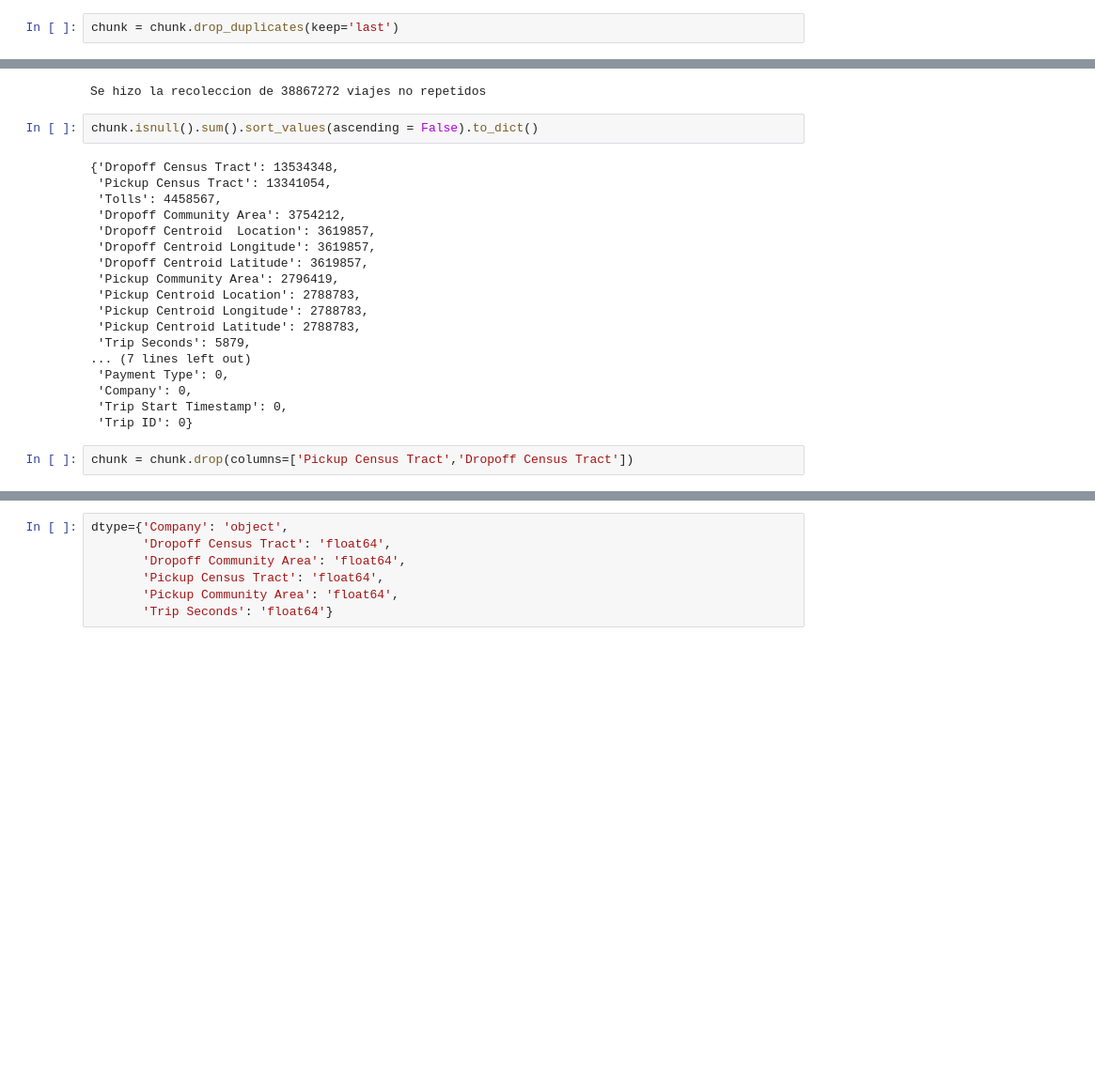
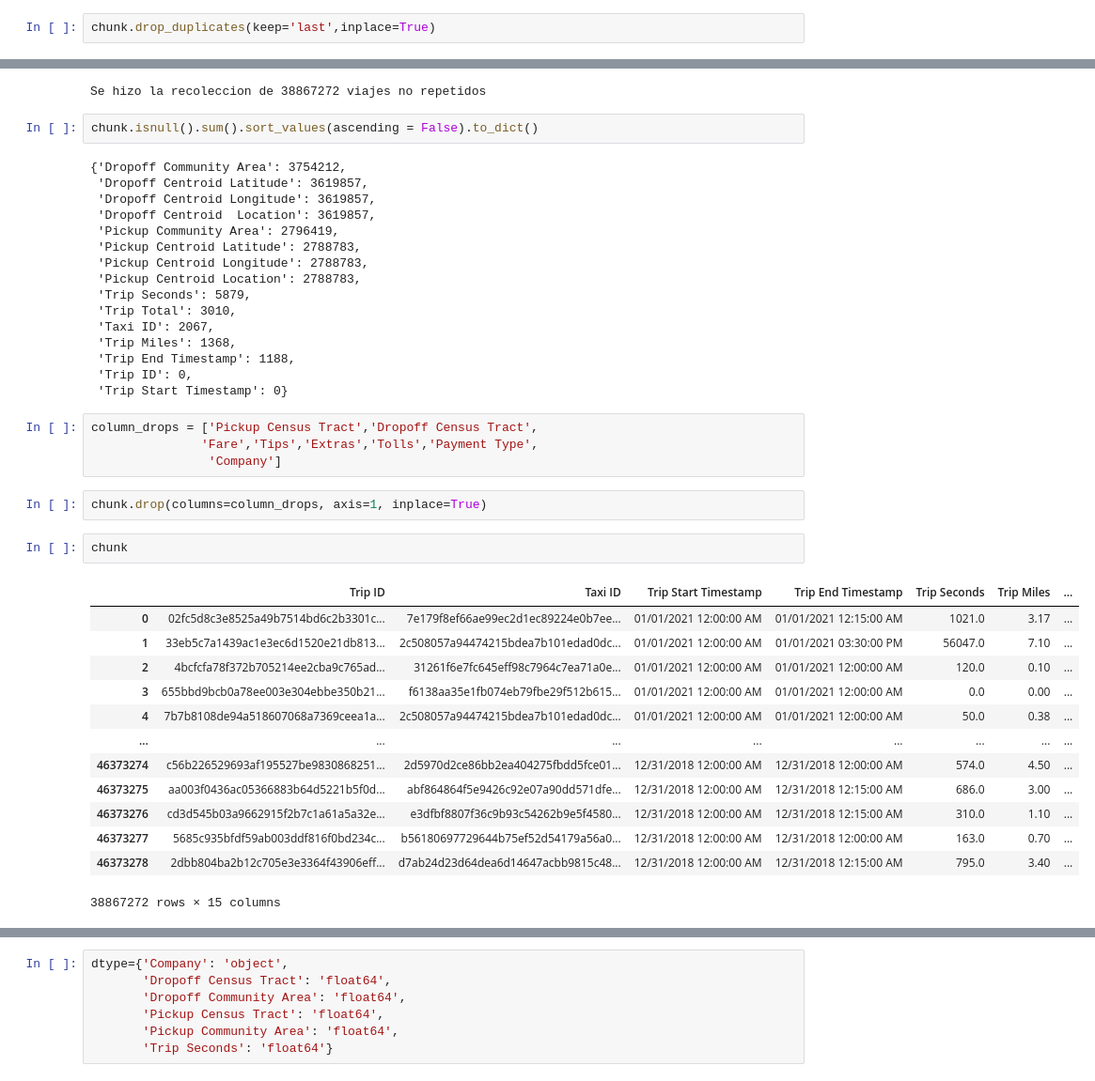
Before and after one commit to BrandPM18/taxiTripRL, a Jupyter notebook: taxi_trip_eda.ipynb, the cells around one changed output, grey strips where cells are left out. Shown: that part at 94% size. Saved outputs shown, nothing was run; the diff lists cells and outputs as text; blank space fills up the shorter version.

```diff
--- a/taxi_trip_eda.ipynb
+++ b/taxi_trip_eda.ipynb
@@ -110,7 +111,7 @@ chunk.shape
 # %% [output]
 (38867272, 23)
 # %%
-chunk = chunk.drop_duplicates(keep='last')
+chunk.drop_duplicates(keep='last',inplace=True)
 # %%
 print(f'Se hizo la recoleccion de {chunk.shape[0]} viajes no repetidos')
 # %% [output]
@@ -118,25 +119,43 @@ Se hizo la recoleccion de 38867272 viajes no repetidos
 # %%
 chunk.isnull().sum().sort_values(ascending = False).to_dict()
 # %% [output]
-{'Dropoff Census Tract': 13534348,
- 'Pickup Census Tract': 13341054,
- 'Tolls': 4458567,
- 'Dropoff Community Area': 3754212,
+{'Dropoff Community Area': 3754212,
+ 'Dropoff Centroid Latitude': 3619857,
+ 'Dropoff Centroid Longitude': 3619857,
  'Dropoff Centroid  Location': 3619857,
- 'Dropoff Centroid Longitude': 3619857,
- 'Dropoff Centroid Latitude': 3619857,
  'Pickup Community Area': 2796419,
+ 'Pickup Centroid Latitude': 2788783,
+ 'Pickup Centroid Longitude': 2788783,
  'Pickup Centroid Location': 2788783,
- 'Pickup Centroid Longitude': 2788783,
- 'Pickup Centroid Latitude': 2788783,
  'Trip Seconds': 5879,
-... (7 lines left out)
- 'Payment Type': 0,
- 'Company': 0,
- 'Trip Start Timestamp': 0,
- 'Trip ID': 0}
+ 'Trip Total': 3010,
+ 'Taxi ID': 2067,
+ 'Trip Miles': 1368,
+ 'Trip End Timestamp': 1188,
+ 'Trip ID': 0,
+ 'Trip Start Timestamp': 0}
 # %%
-chunk = chunk.drop(columns=['Pickup Census Tract','Dropoff Census Tract'])
+column_drops = ['Pickup Census Tract','Dropoff Census Tract',
+               'Fare','Tips','Extras','Tolls','Payment Type',
+                'Company']
+# %%
+chunk.drop(columns=column_drops, axis=1, inplace=True)
+# %%
+chunk
+# %% [output]
+|  | Trip ID | Taxi ID | Trip Start Timestamp | Trip End Timestamp | Trip Seconds | Trip Miles | ... |
+| 0 | 02fc5d8c3e8525a49b7514bd6c2b3301c... | 7e179f8ef66ae99ec2d1ec89224e0b7ee... | 01/01/2021 12:00:00 AM | 01/01/2021 12:15:00 AM | 1021.0 | 3.17 | ... |
+| 1 | 33eb5c7a1439ac1e3ec6d1520e21db813... | 2c508057a94474215bdea7b101edad0dc... | 01/01/2021 12:00:00 AM | 01/01/2021 03:30:00 PM | 56047.0 | 7.10 | ... |
+| 2 | 4bcfcfa78f372b705214ee2cba9c765ad... | 31261f6e7fc645eff98c7964c7ea71a0e... | 01/01/2021 12:00:00 AM | 01/01/2021 12:00:00 AM | 120.0 | 0.10 | ... |
+| 3 | 655bbd9bcb0a78ee003e304ebbe350b21... | f6138aa35e1fb074eb79fbe29f512b615... | 01/01/2021 12:00:00 AM | 01/01/2021 12:00:00 AM | 0.0 | 0.00 | ... |
+| 4 | 7b7b8108de94a518607068a7369ceea1a... | 2c508057a94474215bdea7b101edad0dc... | 01/01/2021 12:00:00 AM | 01/01/2021 12:00:00 AM | 50.0 | 0.38 | ... |
+| ... | ... | ... | ... | ... | ... | ... | ... |
+| 46373274 | c56b226529693af195527be9830868251... | 2d5970d2ce86bb2ea404275fbdd5fce01... | 12/31/2018 12:00:00 AM | 12/31/2018 12:00:00 AM | 574.0 | 4.50 | ... |
+| 46373275 | aa003f0436ac05366883b64d5221b5f0d... | abf864864f5e9426c92e07a90dd571dfe... | 12/31/2018 12:00:00 AM | 12/31/2018 12:15:00 AM | 686.0 | 3.00 | ... |
+| 46373276 | cd3d545b03a9662915f2b7c1a61a5a32e... | e3dfbf8807f36c9b93c54262b9e5f4580... | 12/31/2018 12:00:00 AM | 12/31/2018 12:15:00 AM | 310.0 | 1.10 | ... |
+| 46373277 | 5685c935bfdf59ab003ddf816f0bd234c... | b56180697729644b75ef52d54179a56a0... | 12/31/2018 12:00:00 AM | 12/31/2018 12:00:00 AM | 163.0 | 0.70 | ... |
+| 46373278 | 2dbb804ba2b12c705e3e3364f43906eff... | d7ab24d23d64dea6d14647acbb9815c48... | 12/31/2018 12:00:00 AM | 12/31/2018 12:15:00 AM | 795.0 | 3.40 | ... |
+38867272 rows × 15 columns
 # %%
 chunk.columns.tolist()
 # %% [output]
```
Also changed, not shown: parts of 10 cells of this notebook, 1 other file.
